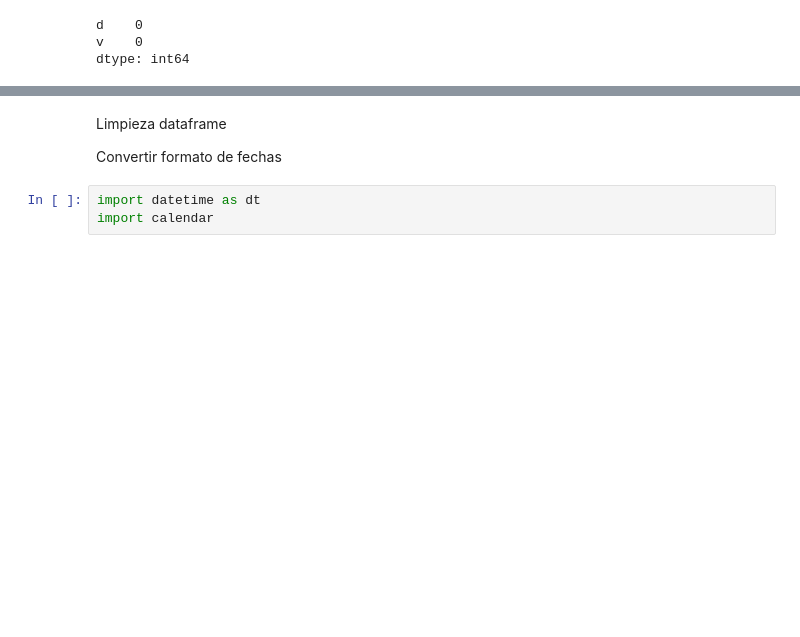
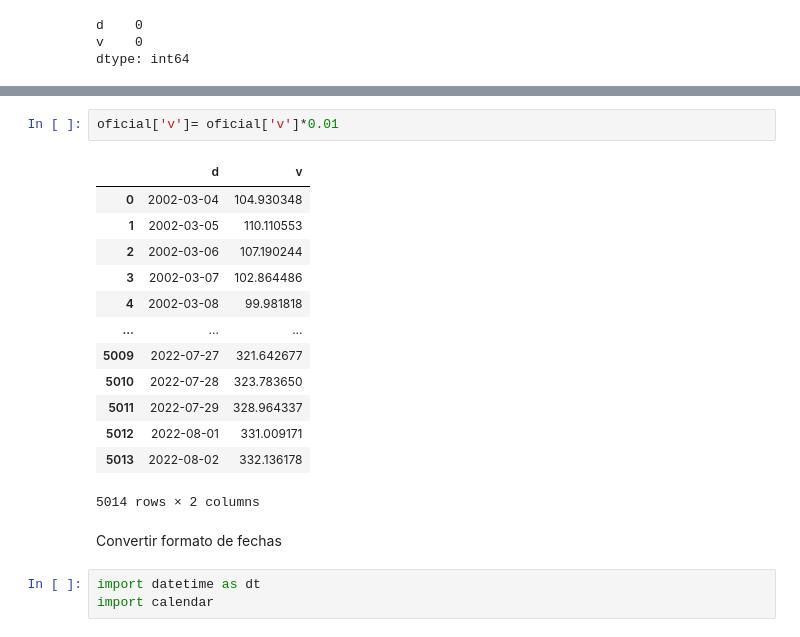
Before and after one commit to alimusac/TP2-Musacchio, a Jupyter notebook: TP1.ipynb, the cells around one changed output, grey strips where cells are left out. Saved outputs shown, nothing was run; the diff lists cells and outputs as text; blank space fills up the shorter version.

```diff
--- a/TP1.ipynb
+++ b/TP1.ipynb
@@ -87,6 +119,20 @@ dtype: int64
+# %%
+oficial['v']= oficial['v']*0.01
+# %% [output]
+|  | d | v |
+| 0 | 2002-03-04 | 104.930348 |
+| 1 | 2002-03-05 | 110.110553 |
+| 2 | 2002-03-06 | 107.190244 |
+| 3 | 2002-03-07 | 102.864486 |
+| 4 | 2002-03-08 | 99.981818 |
+| ... | ... | ... |
+| 5009 | 2022-07-27 | 321.642677 |
+| 5010 | 2022-07-28 | 323.783650 |
+| 5011 | 2022-07-29 | 328.964337 |
+| 5012 | 2022-08-01 | 331.009171 |
+| 5013 | 2022-08-02 | 332.136178 |
+5014 rows × 2 columns
 # %% [markdown]
-Limpieza dataframe
-
 Convertir formato de fechas
 # %%
 import datetime as dt
```
Also changed, not shown: parts of 17 cells of this notebook.
